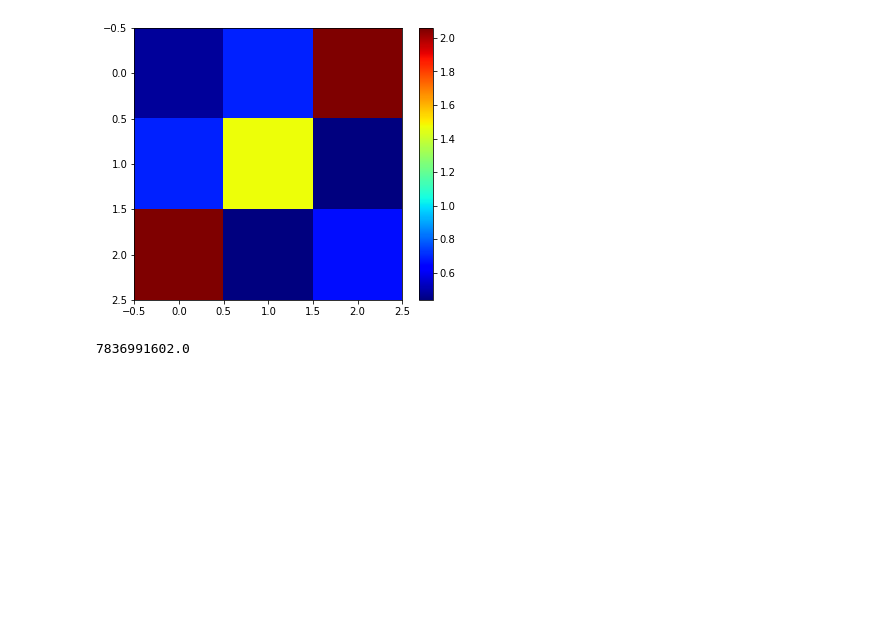
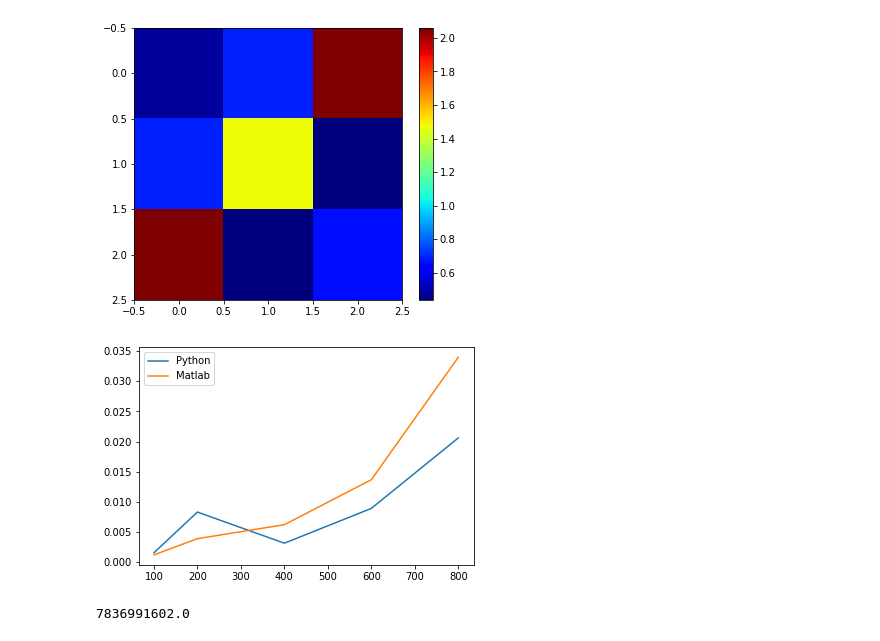
Before and after one commit to SDS-EPFL/pygraphon, a Jupyter notebook: dev/2022_10_01_test_estimators.ipynb, the cells around one changed output. Drawn from its saved outputs; the diff is of its cells as text; code cells hidden in the pictures; blank space fills up the shorter version.

Commit message:
python method faster than matlab

```diff
--- a/dev/2022_10_01_test_estimators.ipynb
+++ b/dev/2022_10_01_test_estimators.ipynb
@@ -69,13 +69,25 @@ plt.show()
 from pygraphon.subgraph_isomorphism.CycleCount import CycleCount
 counter = CycleCount(eng, L = 3)
 # %%
-for rho in tqdm(np.arange(0.01,0.54,0.05)):
-    for n in [100,200,400,800]:
+from time import time
+time_python = []
+time_matlab = []
+ns = [100,200,400,600,800]
+for n in tqdm(ns):
+    inter_python = []
+    inter_matlab = []
+    for rho in np.arange(0.01,0.54,0.05):
         for r in range(10):
             A = graphon.draw(rho = rho,n = n, exchangeable=False)
+            start = time()
             count_python = counter.network_profile(adjacency_matrix= A)
+            inter_python.append(time()-start)
+            start = time()
             count_matlab = counter(adjacency_matrix= A)
+            inter_matlab.append(time()-start)
             if not np.allclose(count_python,count_matlab):
                 print(count_matlab)
                 print(count_python)
                 print(np.linalg.norm(count_matlab - count_python))
+    time_python.append(np.mean(inter_python))
+    time_matlab.append(np.mean(inter_matlab))
@@ -85,3 +94,10 @@ unz = np.nonzero(np.sum(A, axis = 0))[0]
+# %%
+plt.plot(ns,time_python,label = 'Python')
+plt.plot(ns,time_matlab,label = 'Matlab')
+plt.legend()
+plt.show()
+# %% [output]
+[figure, added]
 # %%
 np.sum(A@A@A)
 # %% [output]
```
Also changed, not shown: parts of 1 cell of this notebook.
